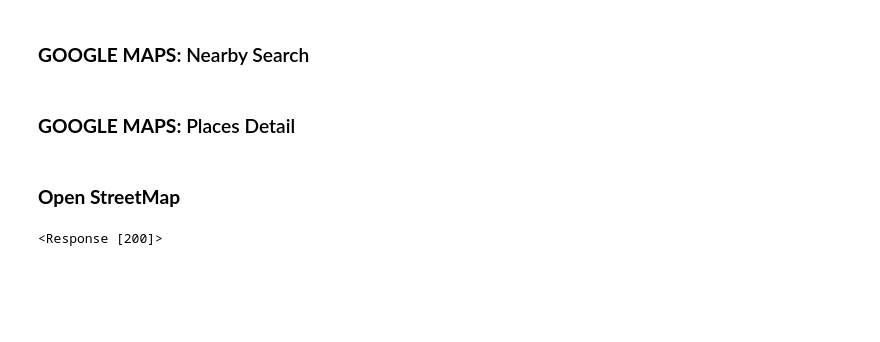
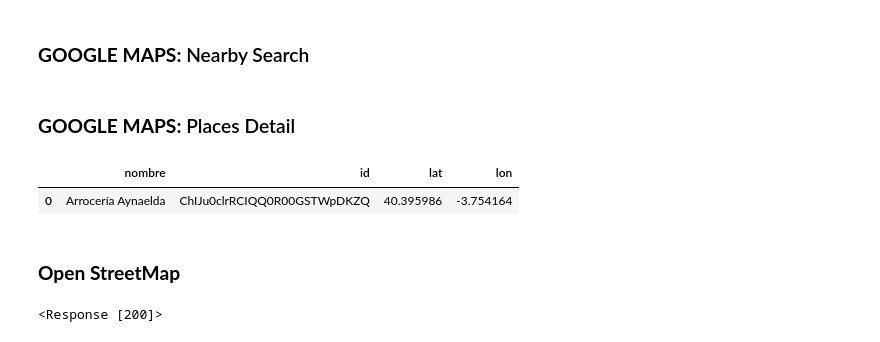
Before and after one commit to Krvelez92/Modelo_Prediccion_Rating, a Jupyter notebook: notebooks/01_Fuentes.ipynb, the cells around one changed output. Saved outputs shown, nothing was run; the diff lists cells and outputs as text; code cells hidden in the pictures; blank space fills up the shorter version.

```diff
--- a/notebooks/01_Fuentes.ipynb
+++ b/notebooks/01_Fuentes.ipynb
@@ -68,6 +69,12 @@ lugaresdf = u.json_to_dataframe(lugares_unicos) # Transformamos el json a un Dat
 lugaresdf.to_csv('../data/raw/lugares_madrid.csv', index=False) # Guardamos el archivo final
 # %% [markdown]
 ### **GOOGLE MAPS:** Places Detail
+# %%
+lugaresdf = pd.read_csv('../data/raw/lugares_madrid.csv')
+lugaresdf.head(1)
+# %% [output]
+|  | nombre | id | lat | lon |
+| 0 | Arrocería Aynaelda | ChIJu0clrRCIQQ0R00GSTWpDKZQ | 40.395986 | -3.754164 |
 # %%
 '''
 Este bucle, nos ayuda a extraer desde la API de Google Maps de los IDs (restaurantes) antes sacados, el detalle de cada lugar.
```
Also changed, not shown: parts of 5 cells of this notebook, 10 other files.
